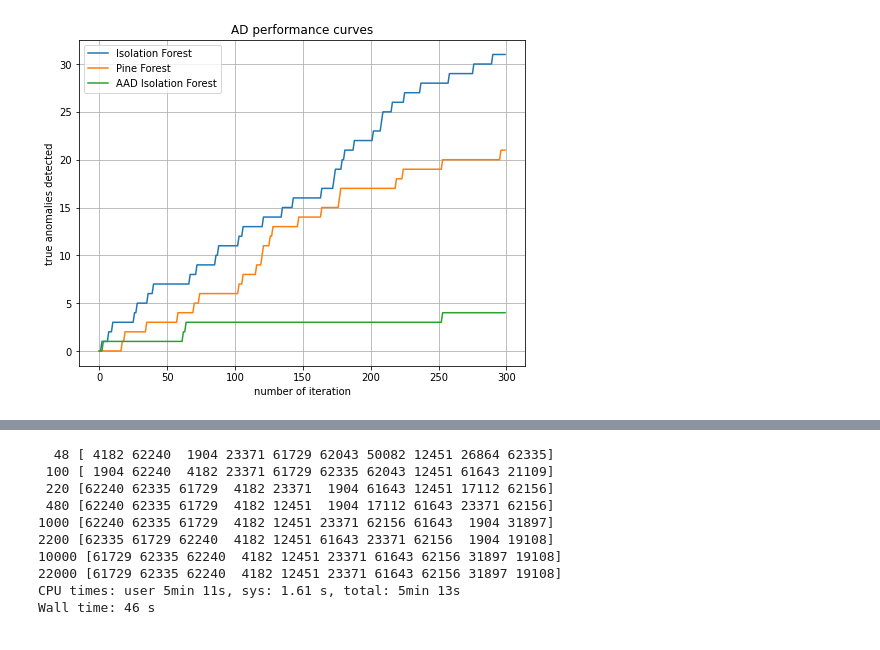
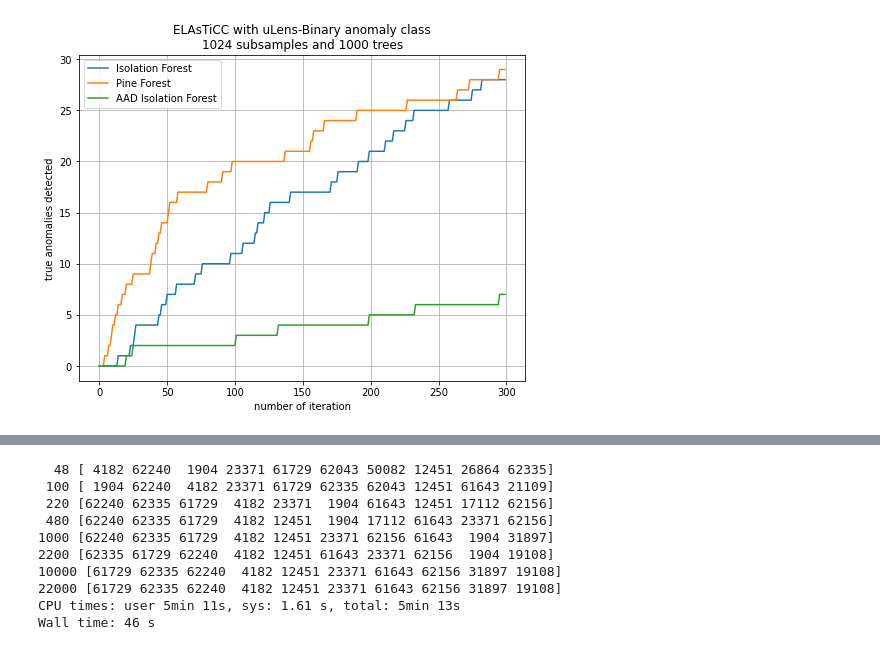
Before and after one commit to snad-space/coniferest, a Jupyter notebook: notebooks/comparison_on_ml_datasets.ipynb, the cells around one changed output, grey strips where cells are left out. Cells and saved outputs as stored; diff of their text form; code cells hidden in the pictures.

```diff
--- a/notebooks/comparison_on_ml_datasets.ipynb
+++ b/notebooks/comparison_on_ml_datasets.ipynb
@@ -135,9 +135,9 @@ class CompareThem:
         self.aadforest_exp.run(tqdm=tqdm)
         self.pineforest_exp.run(tqdm=tqdm)
 
-    def plot(self):
+    def plot(self, title='AD performance curves'):
         plt.figure(figsize=(8, 6))
-        plt.title('AD performance curves')
+        plt.title(title)
 
         def performance(exp):
             return np.cumsum(exp.data_labels[exp.trajectory] == Label.A)
@@ -217,7 +225,7 @@ Wall time: 9min 13s
 allopts = { 'n_subsamples': 1024, 'n_trees': 1000 }
 options = { 'isoforest': allopts, 'aadforest': allopts, 'pineforest': allopts }
 
-elasticc_cmp_5 = CompareThem(ELAsTiCC(anomaly_classes=['uLens-Binary']))
+elasticc_cmp_5 = CompareThem(ELAsTiCC(anomaly_classes=['uLens-Binary']), options=options)
 elasticc_cmp_5.run()
-elasticc_cmp_5.plot()
+elasticc_cmp_5.plot(title='ELAsTiCC with uLens-Binary anomaly class\n1024 subsamples and 1000 trees')
 # %% [output]
@@ -226 +234 @@ Wall time: 5min 32s
-[figure, old version]
+[figure, new version]
```
Also changed, not shown: parts of 25 cells of this notebook.
